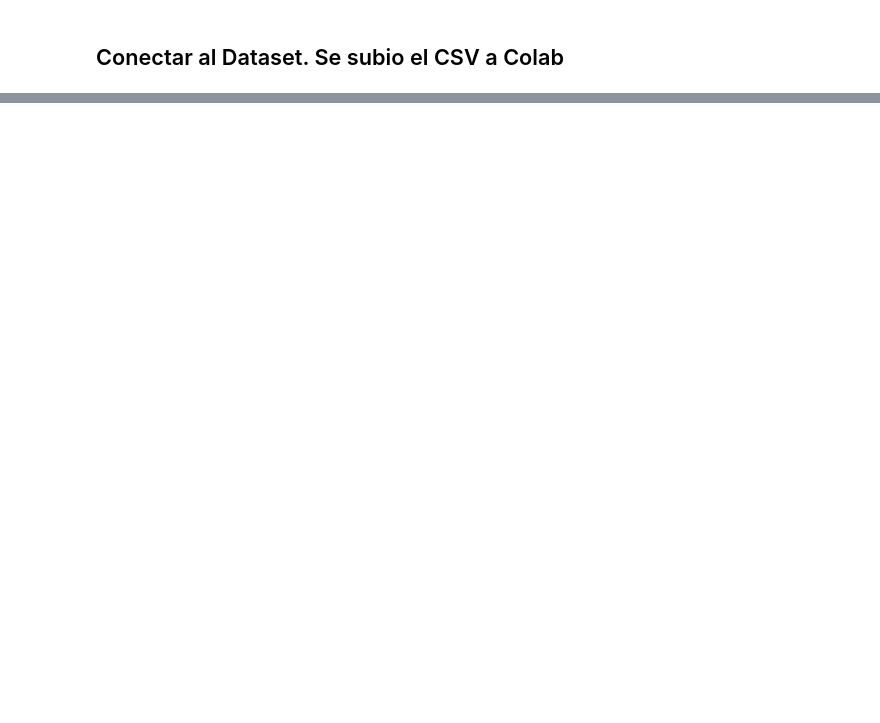
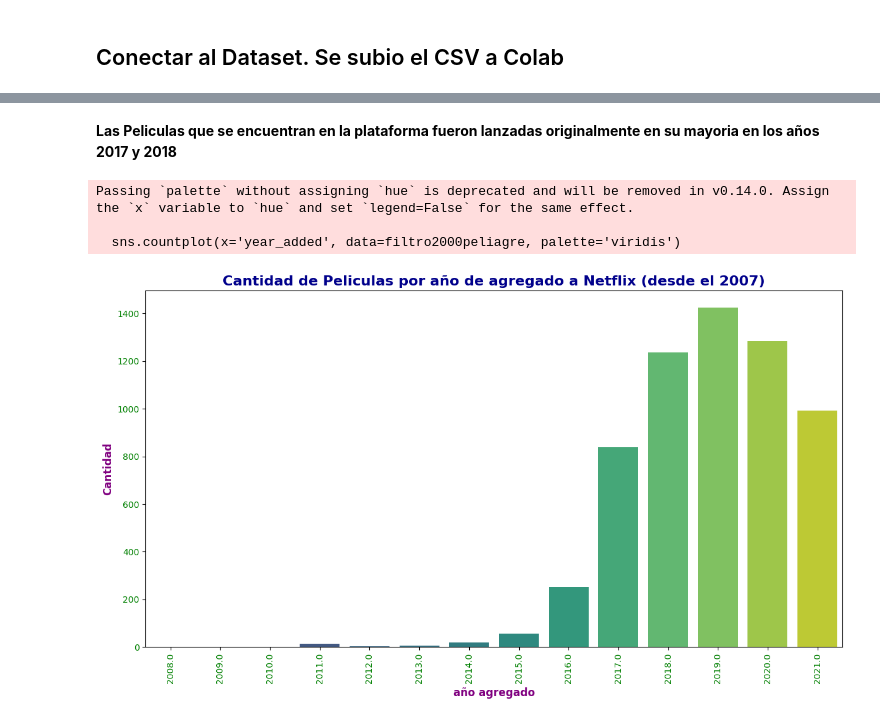
Before and after one commit to ronald-duarte/ds1, a Jupyter notebook: ProyectoDS_ParteI_Duarte.ipynb, the cells around one changed output, grey strips where cells are left out. Cells and saved outputs as stored; diff of their text form; code cells hidden in the pictures; blank space fills up the shorter version.

```diff
--- a/ProyectoDS_ParteI_Duarte.ipynb
+++ b/ProyectoDS_ParteI_Duarte.ipynb
@@ -39,0 +249,19 @@ netflix
+# %% [markdown]
+**Las Peliculas que se encuentran en la plataforma fueron lanzadas originalmente en su mayoria en los años 2017 y 2018**
+# %%
+filtro2000peliagre = net[(net['year_added'] >= 2007) & (net['type'] == 'Movie')]
+plt.figure(figsize=(12, 7))
+sns.countplot(x='year_added', data=filtro2000peliagre, palette='viridis')
+plt.title('Cantidad de Peliculas por año de agregado a Netflix (desde el 2007)', fontsize=16, fontweight='bold', color='darkblue')
+plt.xlabel('año agregado', fontsize=12, fontweight='bold', color='purple')
+plt.ylabel('Cantidad', fontsize=12, fontweight='bold', color='purple')
+plt.xticks(rotation=90, fontsize=10, color='green')
+plt.yticks(fontsize=10, color='green')
+
+plt.tight_layout()
+plt.show()
+# %% [output]
+Passing `palette` without assigning `hue` is deprecated and will be removed in v0.14.0. Assign the `x` variable to `hue` and set `legend=False` for the same effect.
+
+  sns.countplot(x='year_added', data=filtro2000peliagre, palette='viridis')
+[figure, added]
```
Also changed, not shown: parts of 36 cells of this notebook.
